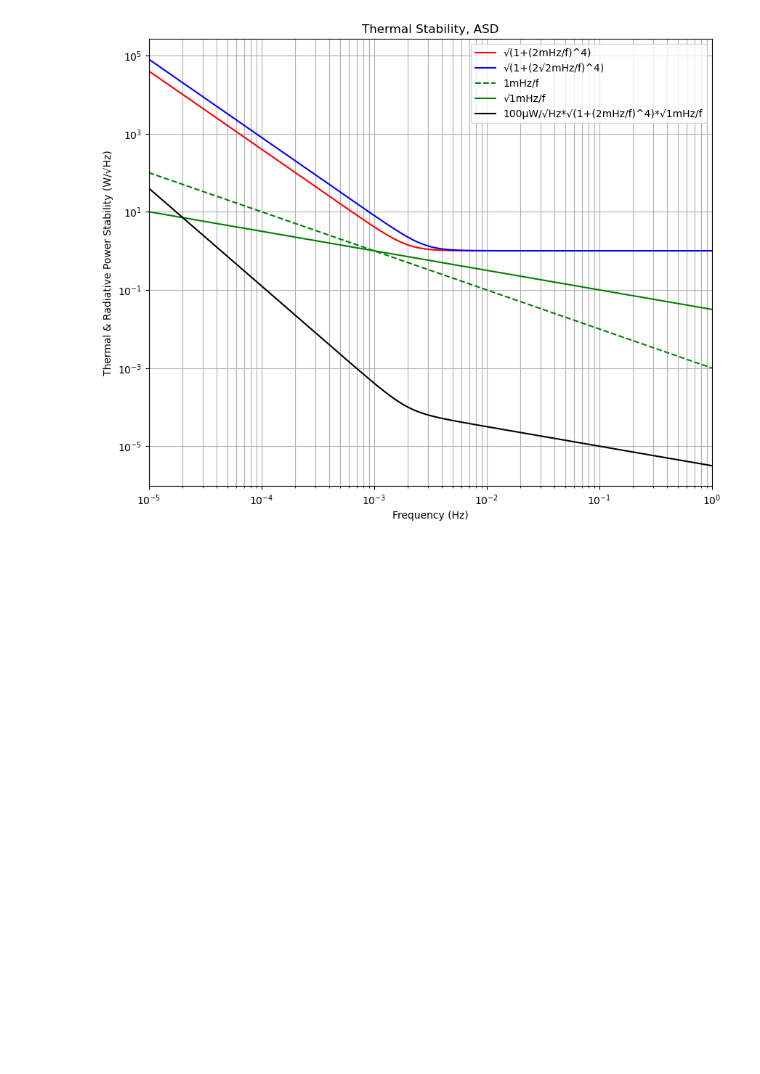
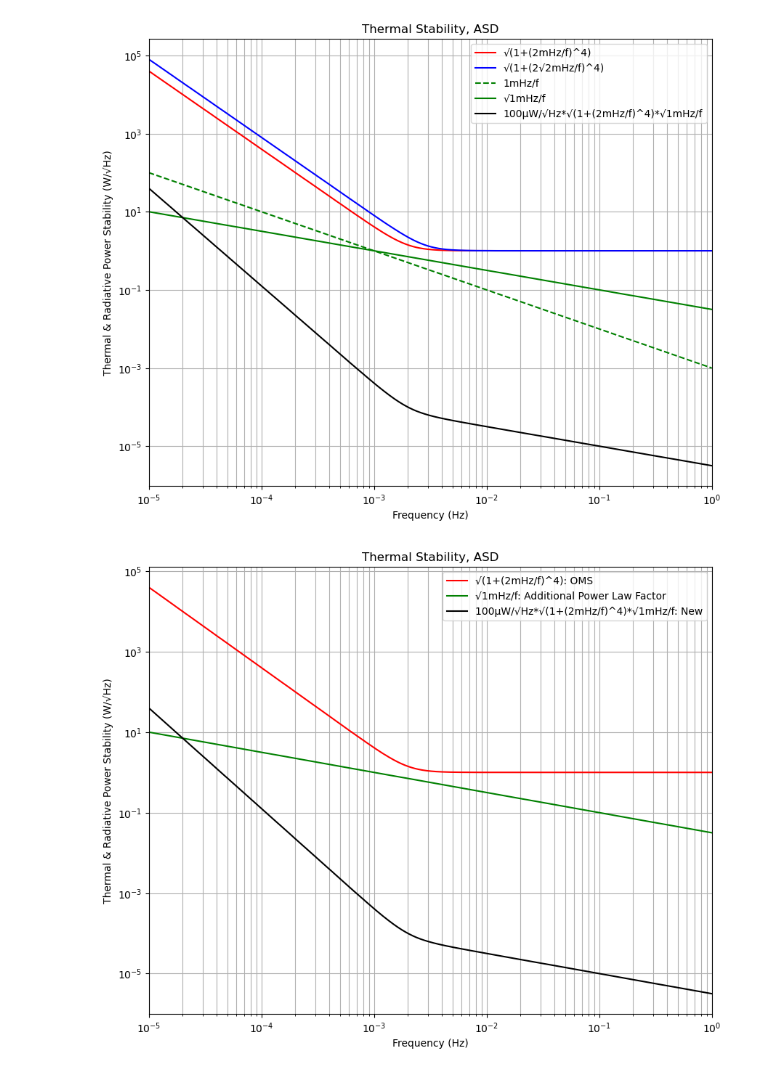
Before and after one commit to raidurgesh/TempStability, a Jupyter notebook: Thermal_n_RadiativePowerASD_PMON_KN.0.ipynb, the cells around one changed output. Saved outputs shown, nothing was run; the diff lists cells and outputs as text; code cells hidden in the pictures; blank space fills up the shorter version.

```diff
--- a/Thermal_n_RadiativePowerASD_PMON_KN.0.ipynb
+++ b/Thermal_n_RadiativePowerASD_PMON_KN.0.ipynb
@@ -51,3 +51,19 @@ plt.grid(visible=None, which='both', axis='both')
 plt.show()
 # %% [output]
 [figure]
+# %%
+plt.figure(figsize=(10,8))
+plt.plot(freq, u_oms_ASD, 'r-',label = "√(1+(2mHz/f)^4): OMS")
+plt.plot(freq, u_KN_ASD, 'g-',label = "√1mHz/f: Additional Power Law Factor")
+plt.plot(freq, PMON_dissipation_KN, 'k-',label = "100µW/√Hz*√(1+(2mHz/f)^4)*√1mHz/f: New")
+plt.yscale("log")
+plt.xscale("log")
+plt.xlim(1e-5, 1)
+plt.title("Thermal Stability, ASD")
+plt.xlabel("Frequency (Hz)")
+plt.ylabel("Thermal & Radiative Power Stability (W/√Hz)")
+plt.legend()
+plt.grid(visible=None, which='both', axis='both')
+plt.show()
+# %% [output]
+[figure, added]
```
